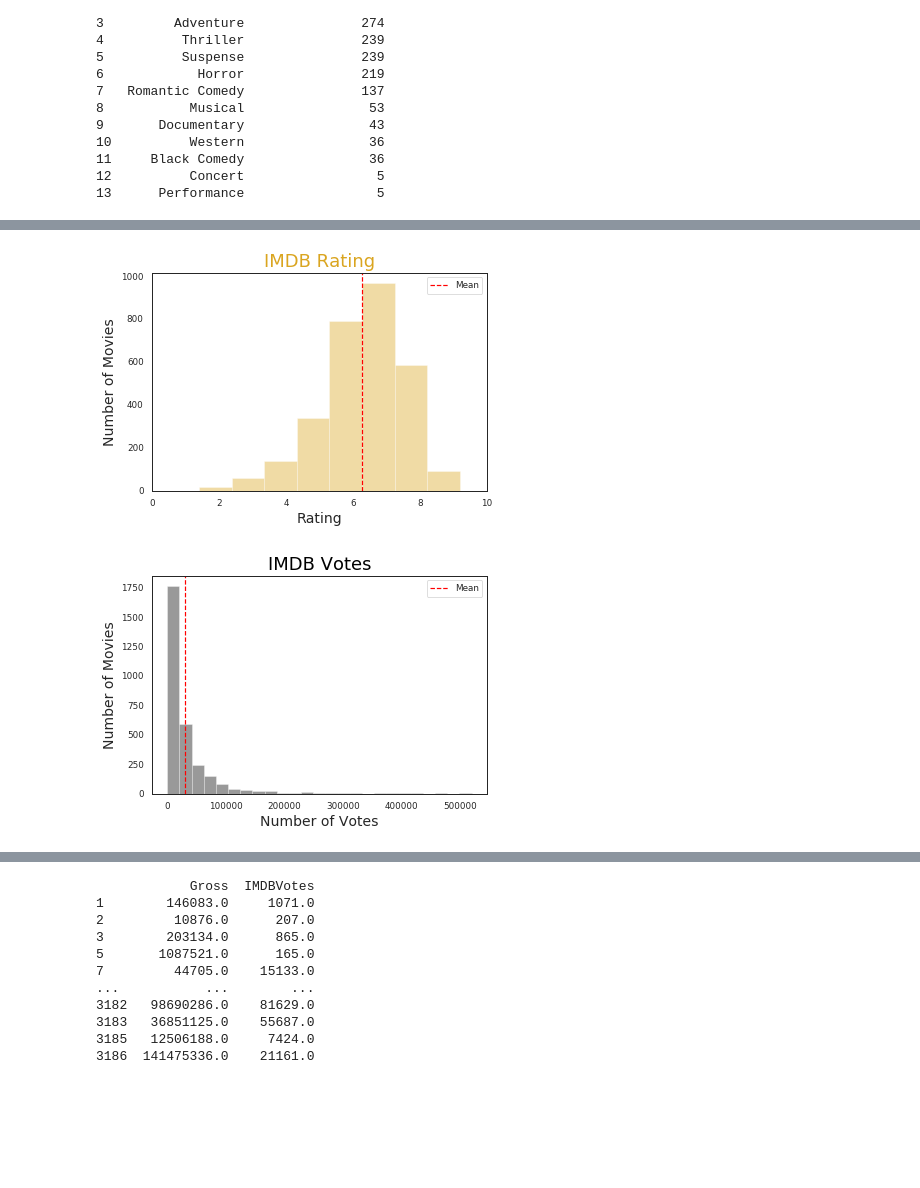
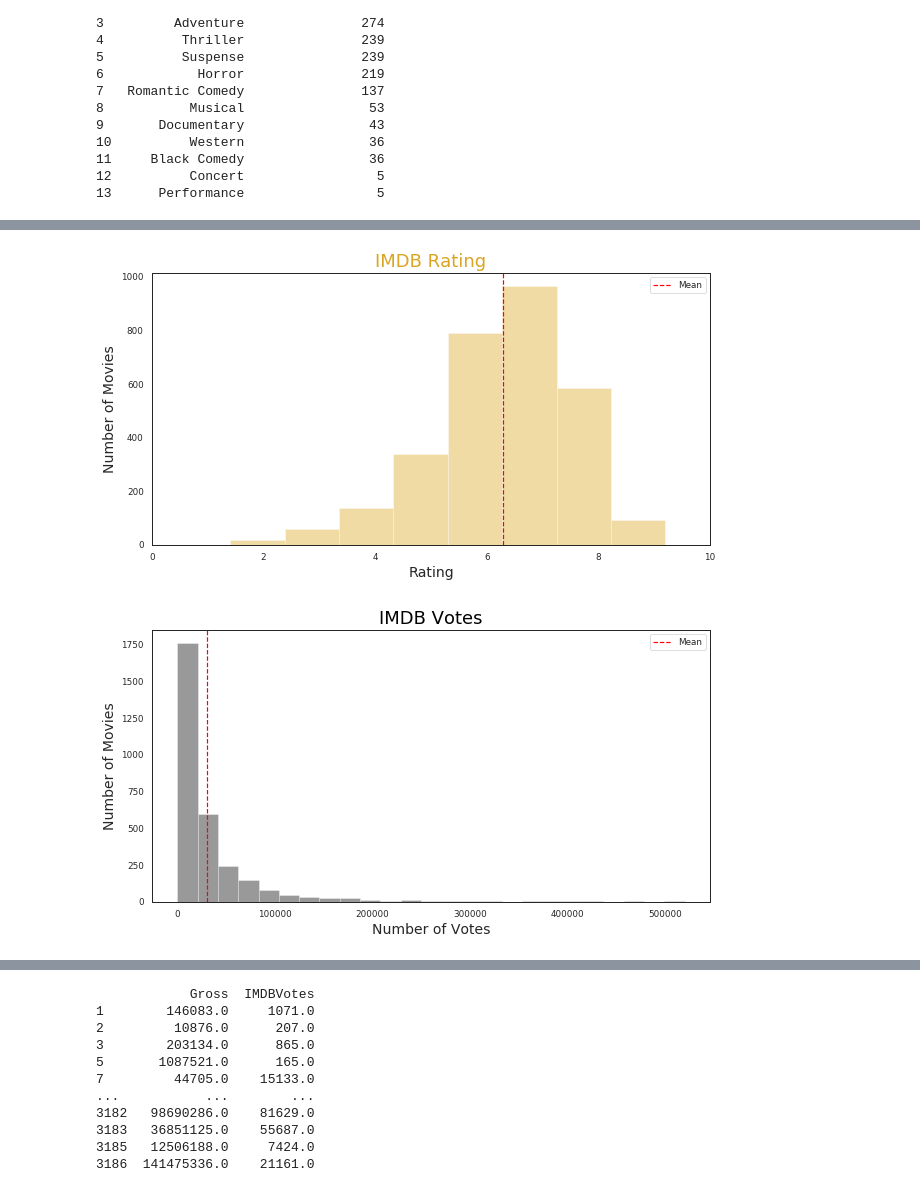
Before and after one commit to ioannapap/movies_data-mining_analysis, a Jupyter notebook: movies_analysis.ipynb, the cells around one changed output, grey strips where cells are left out. Saved outputs shown, nothing was run; the diff lists cells and outputs as text; code cells hidden in the pictures; blank space fills up the shorter version.

```diff
--- a/movies_analysis.ipynb
+++ b/movies_analysis.ipynb
@@ -192,26 +196,29 @@ plt.savefig('RottenTomatoesRating_Histogram.png')
 # %%
 #making IMDB Rating histogram
 imdbr = df['IMDBRating'].dropna()
 
+plt.figure(figsize=(10, 5))
 sns.distplot(imdbr, kde = False, color='goldenrod', bins = 8)
 
 plt.xlim(0, 10)
 plt.title('IMDB Rating',color = 'goldenrod', fontsize = 18)
 plt.xlabel('Rating', fontsize = 14)
 plt.ylabel('Number of Movies', fontsize=14)
 
 mean = imdbr.mean()
 plt.axvline(mean, color='r', linestyle='--')
 plt.legend({'Mean':mean})
 
 plt.savefig('IMDBRating_Histogram.png')
 # %% [output]
-[figure, old version]
+[figure, new version]
 # %%
 #making IMDB Votes histogram
 imdbv = df['IMDBVotes'].dropna()
 
+plt.figure(figsize=(10, 5))
 sns.distplot(imdbv, kde = False, color = 'black', bins = 25)
+
 plt.title('IMDB Votes',color = 'black', fontsize = 18)
 plt.xlabel('Number of Votes', fontsize = 14)
 plt.ylabel('Number of Movies', fontsize = 14)
@@ -222,6 +229,6 @@ plt.legend({'Mean':mean})
 
 plt.savefig('IMDBVotes_Histogram.png')
 # %% [output]
-[figure, old version]
+[figure, new version]
 # %%
 #making Genres bar plot
```
Also changed, not shown: parts of 8 cells of this notebook, 2 other files.
